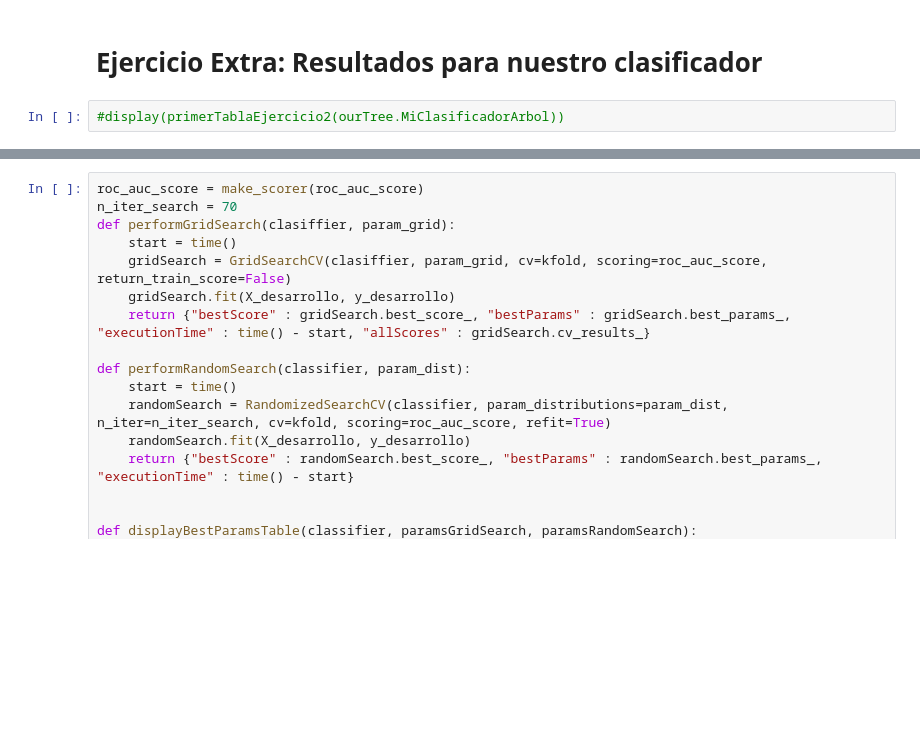
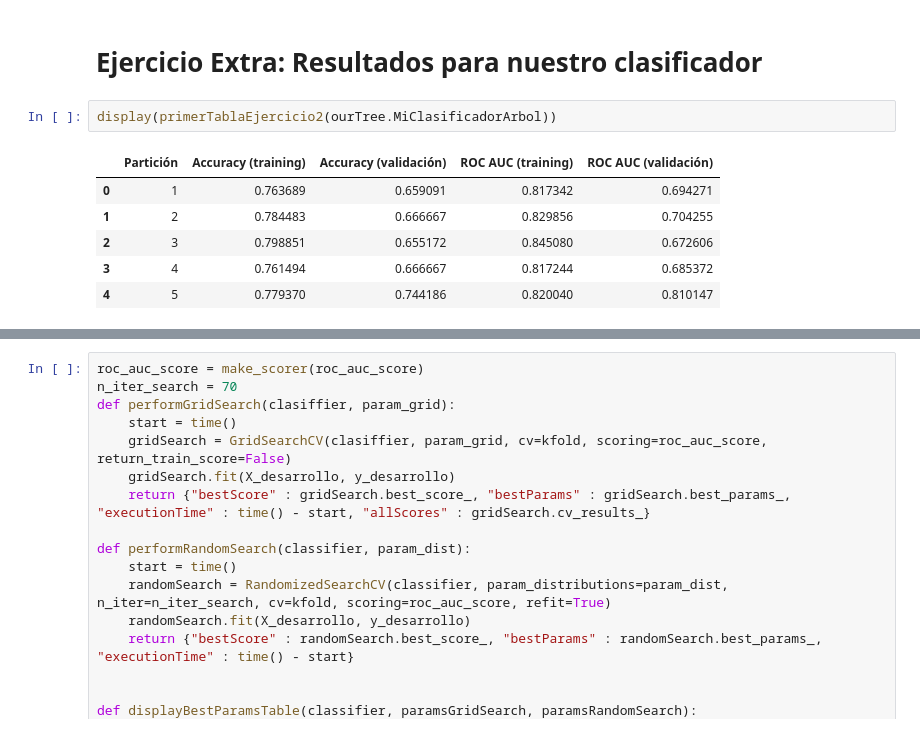
Before and after one commit to pfromer/MachineLearningTps, a Jupyter notebook: tp_version_2.ipynb, the cells around one changed output, grey strips where cells are left out. Drawn from its saved outputs; the diff is of its cells as text; blank space fills up the shorter version.

Commit message:
explicacion KNN y tabals con resultados del arbol propio

```diff
--- a/tp_version_2.ipynb
+++ b/tp_version_2.ipynb
@@ -143,5 +145,12 @@ display(segundaTablaEjercicio2(DecisionTreeClassifier))
 # %% [markdown]
 # Ejercicio Extra: Resultados para nuestro clasificador
 # %%
-#display(primerTablaEjercicio2(ourTree.MiClasificadorArbol))
+display(primerTablaEjercicio2(ourTree.MiClasificadorArbol))
+# %% [output]
+|  | Partición | Accuracy (training) | Accuracy (validación) | ROC AUC (training) | ROC AUC (validación) |
+| 0 | 1 | 0.763689 | 0.659091 | 0.817342 | 0.694271 |
+| 1 | 2 | 0.784483 | 0.666667 | 0.829856 | 0.704255 |
+| 2 | 3 | 0.798851 | 0.655172 | 0.845080 | 0.672606 |
+| 3 | 4 | 0.761494 | 0.666667 | 0.817244 | 0.685372 |
+| 4 | 5 | 0.779370 | 0.744186 | 0.820040 | 0.810147 |
 # %%
```
Also changed, not shown: parts of 12 cells of this notebook.
